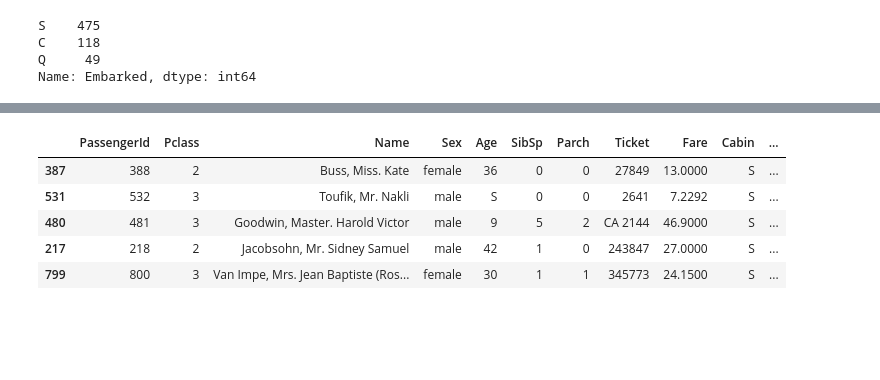
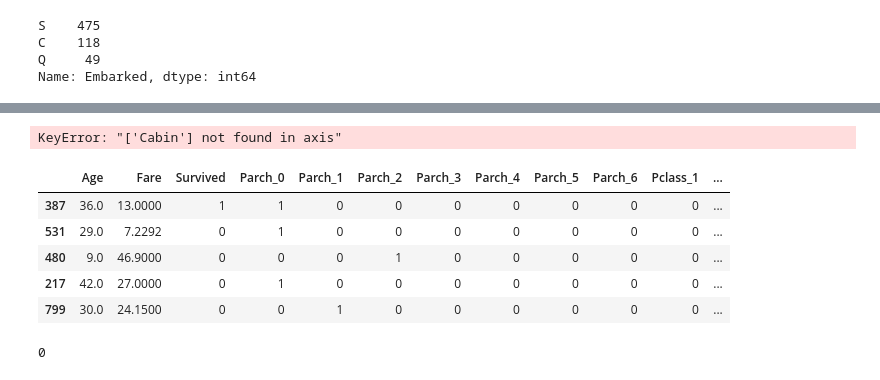
Before and after one commit to radleap/Machine-Learning-Kaggle-Titanic, a Jupyter notebook: titanic-test-20201122.ipynb, the cells around one changed output, grey strips where cells are left out. Drawn from its saved outputs; the diff is of its cells as text; code cells hidden in the pictures; blank space fills up the shorter version.

```diff
--- a/titanic-test-20201122.ipynb
+++ b/titanic-test-20201122.ipynb
@@ -180,10 +218,0 @@ array([[<matplotlib.axes._subplots.AxesSubplot object at 0x...>]],
-# %%
-df_train_split['Cabin_aug'] = df_train_split['Cabin_aug'].apply(lambda x: None if x == 'S' else x) #setting to Nan
-df_train_split.head(5)
-# %% [output]
-|  | PassengerId | Pclass | Name | Sex | Age | SibSp | Parch | Ticket | Fare | Cabin | ... |
-| 387 | 388 | 2 | Buss, Miss. Kate | female | 36 | 0 | 0 | 27849 | 13.0000 | S | ... |
-| 531 | 532 | 3 | Toufik, Mr. Nakli | male | S | 0 | 0 | 2641 | 7.2292 | S | ... |
-| 480 | 481 | 3 | Goodwin, Master. Harold Victor | male | 9 | 5 | 2 | CA 2144 | 46.9000 | S | ... |
-| 217 | 218 | 2 | Jacobsohn, Mr. Sidney Samuel | male | 42 | 1 | 0 | 243847 | 27.0000 | S | ... |
-| 799 | 800 | 3 | Van Impe, Mrs. Jean Baptiste (Ros... | female | 30 | 1 | 1 | 345773 | 24.1500 | S | ... |
@@ -196,0 +219,18 @@ df_train_split.head(5)
+# %%
+df_train_split.drop(['Name','Ticket'], axis = 1, inplace = True)
+# %% [output]
+KeyError: "['Cabin'] not found in axis"
+# %%
+df_train_split.head()
+# %% [output]
+|  | Age | Fare | Survived | Parch_0 | Parch_1 | Parch_2 | Parch_3 | Parch_4 | Parch_5 | Parch_6 | Pclass_1 | ... |
+| 387 | 36.0 | 13.0000 | 1 | 1 | 0 | 0 | 0 | 0 | 0 | 0 | 0 | ... |
+| 531 | 29.0 | 7.2292 | 0 | 1 | 0 | 0 | 0 | 0 | 0 | 0 | 0 | ... |
+| 480 | 9.0 | 46.9000 | 0 | 0 | 0 | 1 | 0 | 0 | 0 | 0 | 0 | ... |
+| 217 | 42.0 | 27.0000 | 0 | 1 | 0 | 0 | 0 | 0 | 0 | 0 | 0 | ... |
+| 799 | 30.0 | 24.1500 | 0 | 0 | 1 | 0 | 0 | 0 | 0 | 0 | 0 | ... |
+# %%
+# checking that all missing values are taken care of
+df_train_split.isna().sum().sum()
+# %% [output]
+0
```
Also changed, not shown: parts of 32 cells of this notebook, 1 other file.
